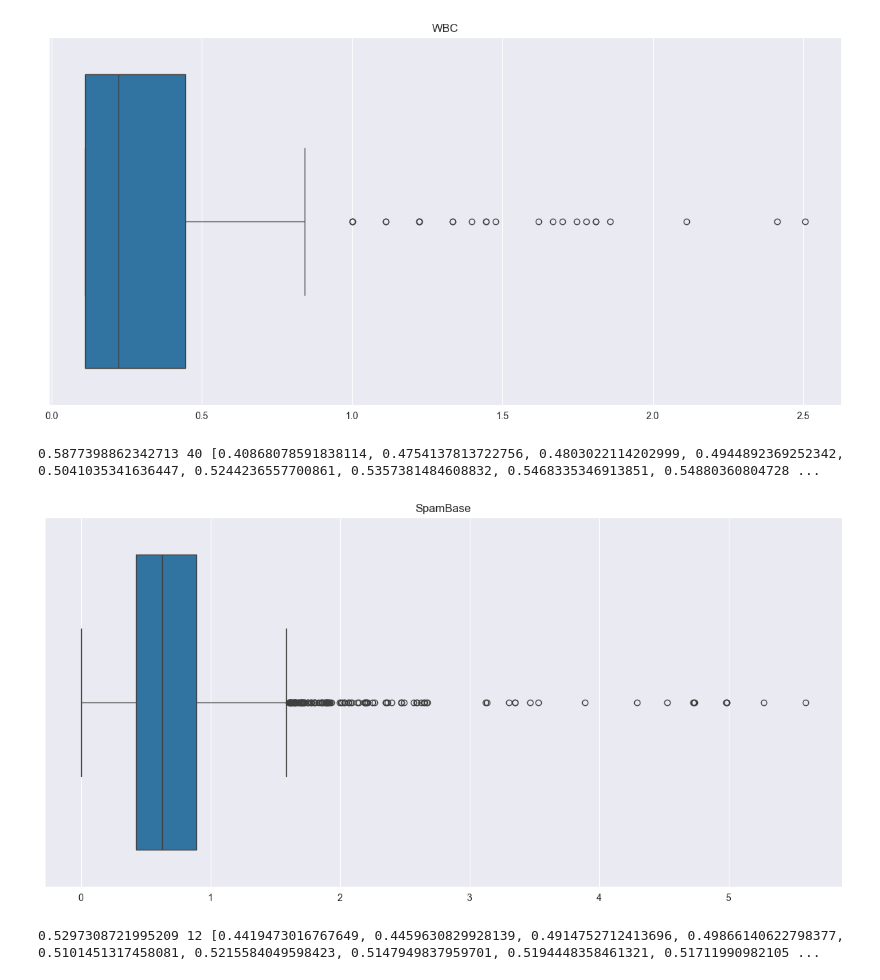
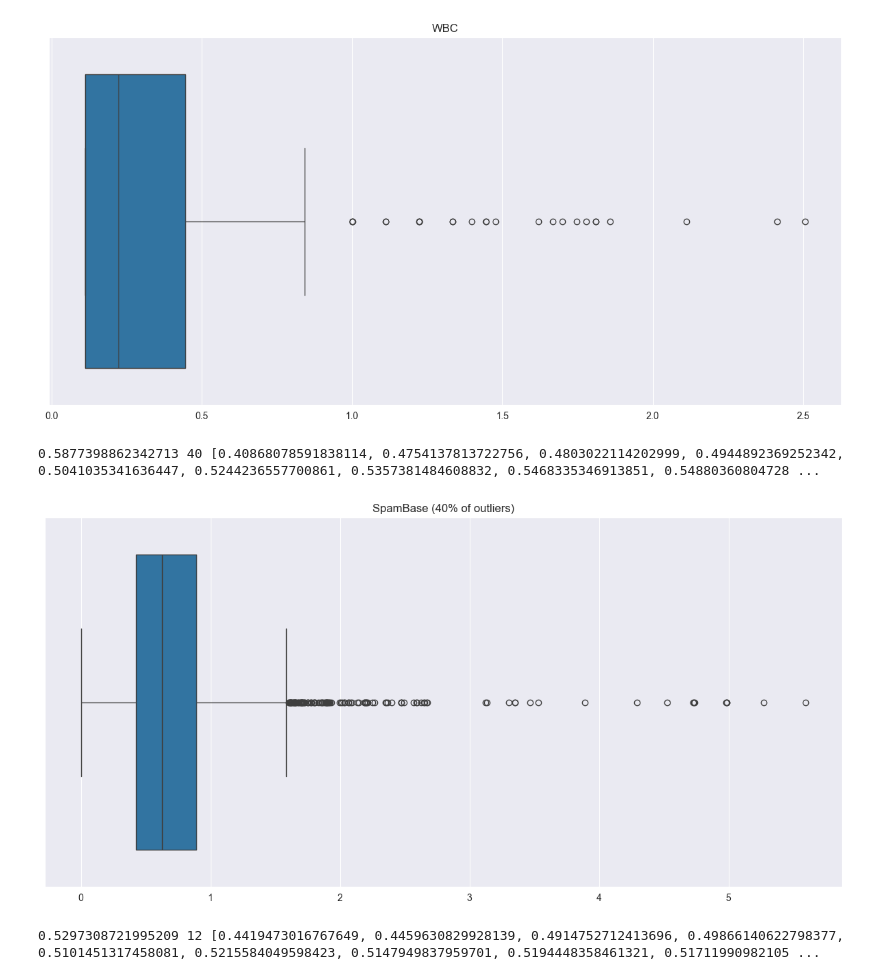
Before and after one commit to hodge-py/Outlier-Detection, a Jupyter notebook: Box_Plot_Analysis.ipynb, the cells around one changed output. Drawn from its saved outputs; the diff is of its cells as text; code cells hidden in the pictures.

```diff
--- a/Box_Plot_Analysis.ipynb
+++ b/Box_Plot_Analysis.ipynb
@@ -169,11 +169,11 @@ boxplot_draw(X,y,3,'WBC')
 # %%
 X, y = setupDf("real/SpamBase_withoutdupl_norm_40.arff")
 endResults = outputResults(X,y)
 printResults(endResults)
-boxplot_draw(X,y,40,'SpamBase')
+boxplot_draw(X,y,40,'SpamBase (40% of outliers)')
 # %% [output]
 0.5877398862342713 40 [0.40868078591838114, 0.4754137813722756, 0.4803022114202999, 0.4944892369252342, 0.5041035341636447, 0.5244236557700861, 0.5357381484608832, 0.5468335346913851, 0.54880360804728 ...
-[figure, old version]
+[figure, new version]
 # %%
 X, y = setupDf("real/WPBC_withoutdupl_norm.arff")
 endResults = outputResults(X, y)
```
Also changed, not shown: 2 other files.
